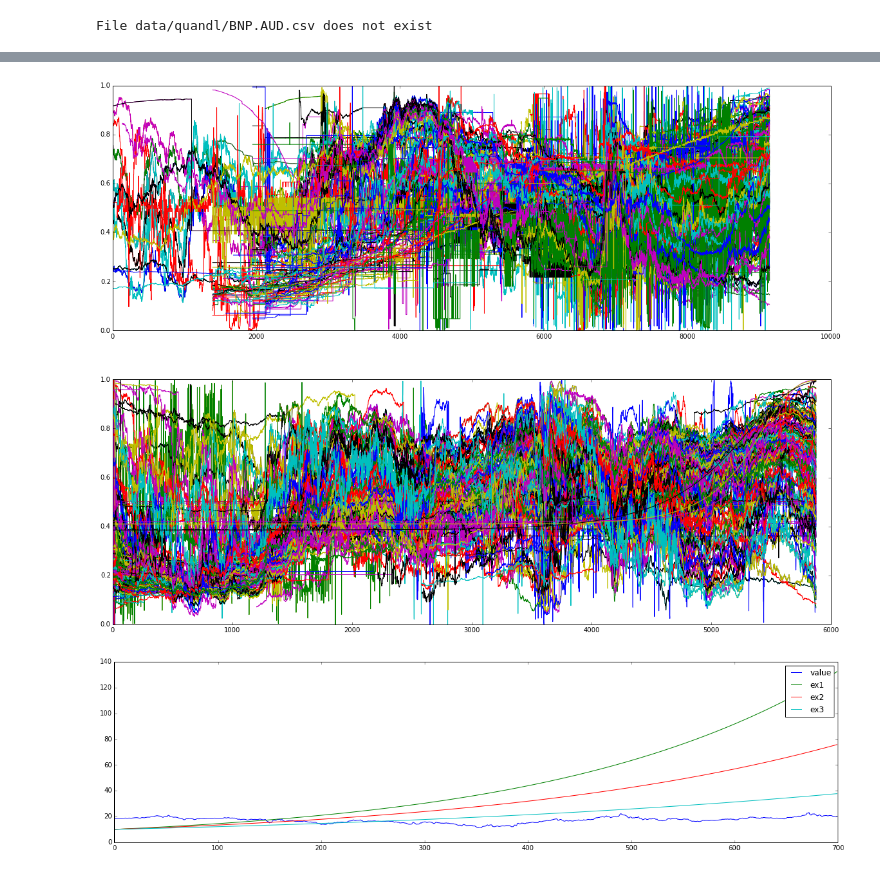
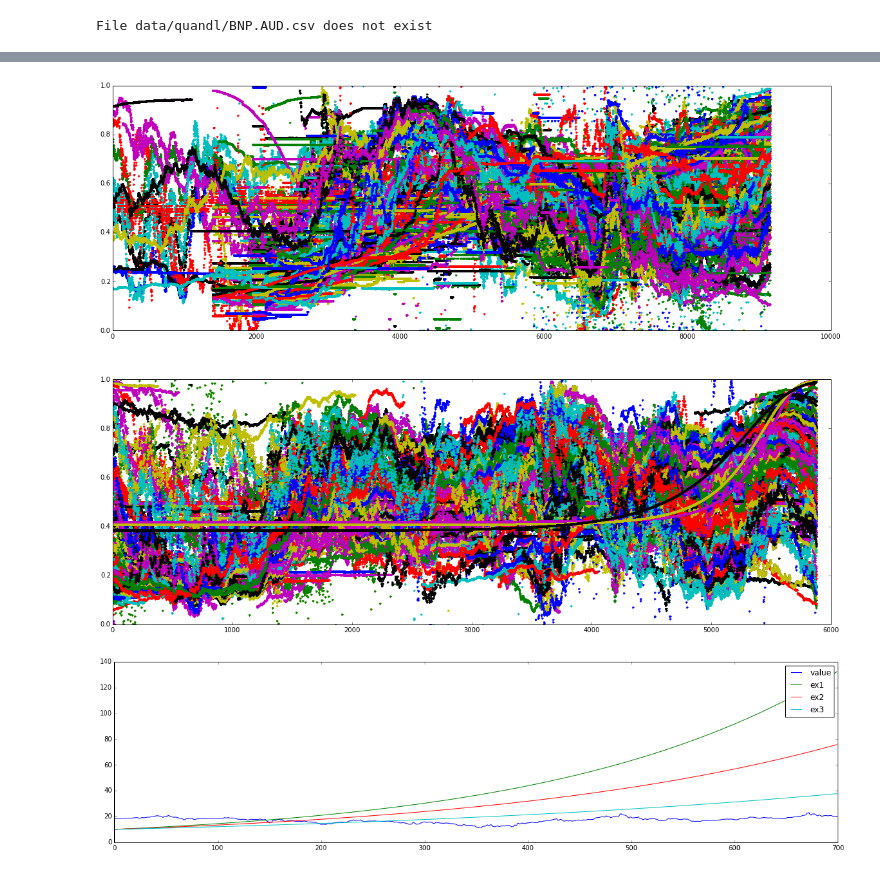
Before and after one commit to qorelogic/ml2, a Jupyter notebook: bin/quandl-fun.ipynb, the cells around one changed output, grey strips where cells are left out. Cells and saved outputs as stored; diff of their text form; code cells hidden in the pictures.

```diff
--- a/bin/quandl-fun.ipynb
+++ b/bin/quandl-fun.ipynb
@@ -0,0 +3,5 @@
+# %%
+for i in range(20):
+    plt.subplot(5,4,i+1)
+    plt.plot(n.random.randn(100))
+#plt.show()
@@ -162,21 +276,21 @@ plt.show()
 # %%
 from pylab import rcParams
 rcParams['figure.figsize'] = 20, 5*3
 fig = plt.figure()
 
 ax1 = fig.add_subplot(211)
-ax1.plot(sigmoidme(normalizeme(du)))
+ax1.plot(sigmoidme(normalizeme(du)),'.')
 #ax1.title('USD pairs')
 #legend(d.columns)
 ax2 = fig.add_subplot(212)
-ax2.plot(sigmoidme(normalizeme(de)))
+ax2.plot(sigmoidme(normalizeme(de)),'.')
 #ax2.title('EUR pairs')
 #ax3 = fig.add_subplot(213)
 #ax3.plot(sigmoidme(normalizeme(da)))
 #ax3.title('AUD pairs')
 plt.show()
 # %% [output]
-[figure, old version]
+[figure, new version]
 # %%
 drbrte = q.get("DOE/RBRTE", authtoken="WVsyCxwHeYZZyhf5RHs2")
 # %%
```
Also changed, not shown: parts of 8 cells of this notebook, 7 other files.
